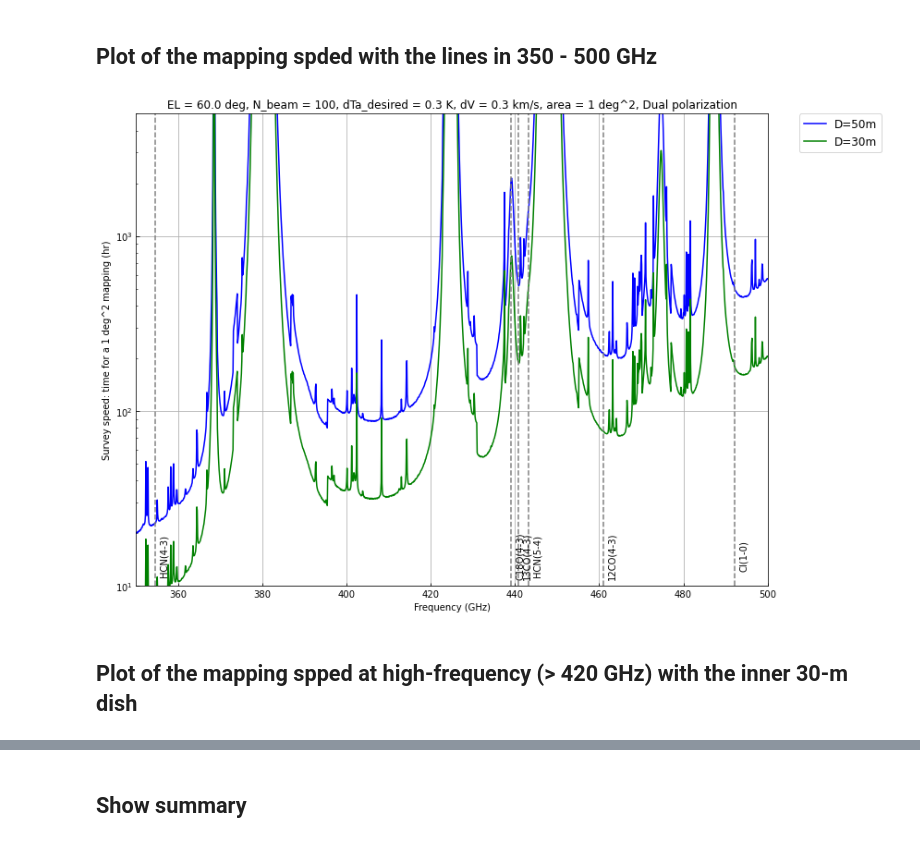
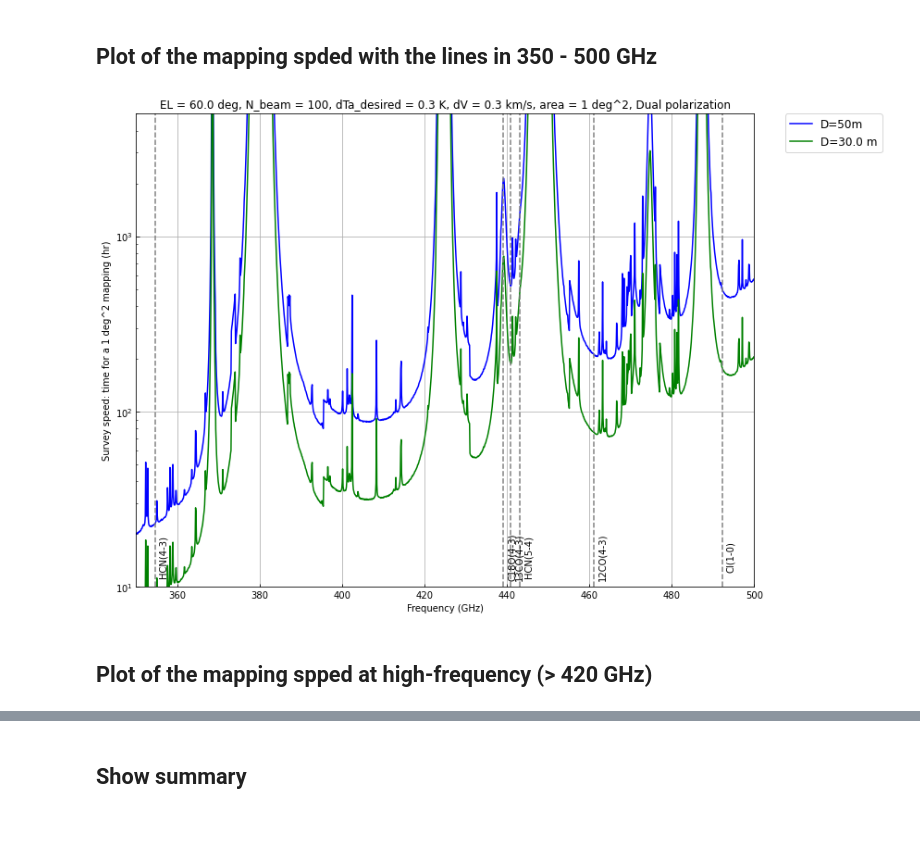
Before and after one commit to ishiishun/lst, a Jupyter notebook: LST_heterodyne_sensitivity.ipynb, the cells around one changed output, grey strips where cells are left out. Drawn from its saved outputs; the diff is of its cells as text; code cells hidden in the pictures.

```diff
--- a/LST_heterodyne_sensitivity.ipynb
+++ b/LST_heterodyne_sensitivity.ipynb
@@ -27,6 +27,7 @@ To execute,
 dV = 0.3               # velocity resolution (km/s)
 N_beam = 100.          # number of beams
 dTa_des = 0.3          # desired sensitivity in the antenna temperature scale (K)
+D2 = 30.               # optional diameter of the LST (m), default is D2 = 30m for high-frequency observation
 # %% [markdown]
 ## Loading packeges
 # %%
@@ -60,7 +61,7 @@ hs.PlotHPBW_LST()
 # %% [markdown]
 ## Calculation of the mapping spped: time of a 1 deg^2 area mapping for given parameters
 # %%
-df_dTa, N_beam, t_dump, dTa_des = hs.get_dTa(df_Tsyss, dV = dV, N_beam = N_beam, dTa_des = dTa_des)
+df_dTa, N_beam, t_dump, dTa_des = hs.get_dTa(df_Tsyss, dV = dV, N_beam = N_beam, dTa_des = dTa_des, D2 = D2)
 # %% [markdown]
 ## Emission lines to be plotted and listed  (transition: frequency in GHz)
 - Please modify the list as needed.
@@ -114,9 +115,9 @@ hs.PlotSurveySpeed(df_dTa, N_beam, dTa_des, dV, df_lines)
 # %% [markdown]
 ## Plot of the mapping spded with the lines in 350 - 500 GHz
 # %%
-hs.PlotSurveySpeed2(df_dTa, N_beam, dTa_des, dV, df_lines)
+hs.PlotSurveySpeed2(df_dTa, N_beam, dTa_des, dV, df_lines, D2)
 # %% [output]
-[figure, old version]
+[figure, new version]
 # %% [markdown]
-## Plot of the mapping spped at high-frequency (> 420 GHz) with the inner 30-m dish
+## Plot of the mapping spped at high-frequency (> 420 GHz)
 # %%
```
Also changed, not shown: parts of 5 cells of this notebook.
